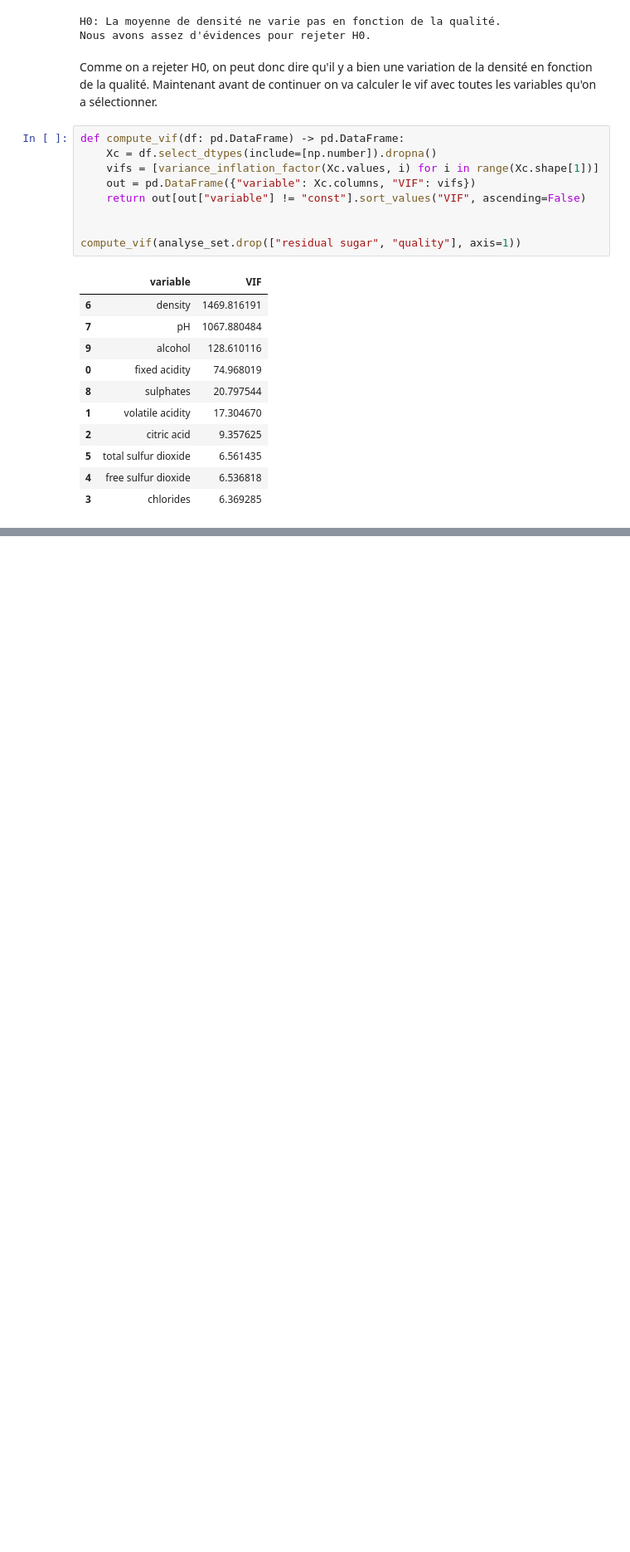
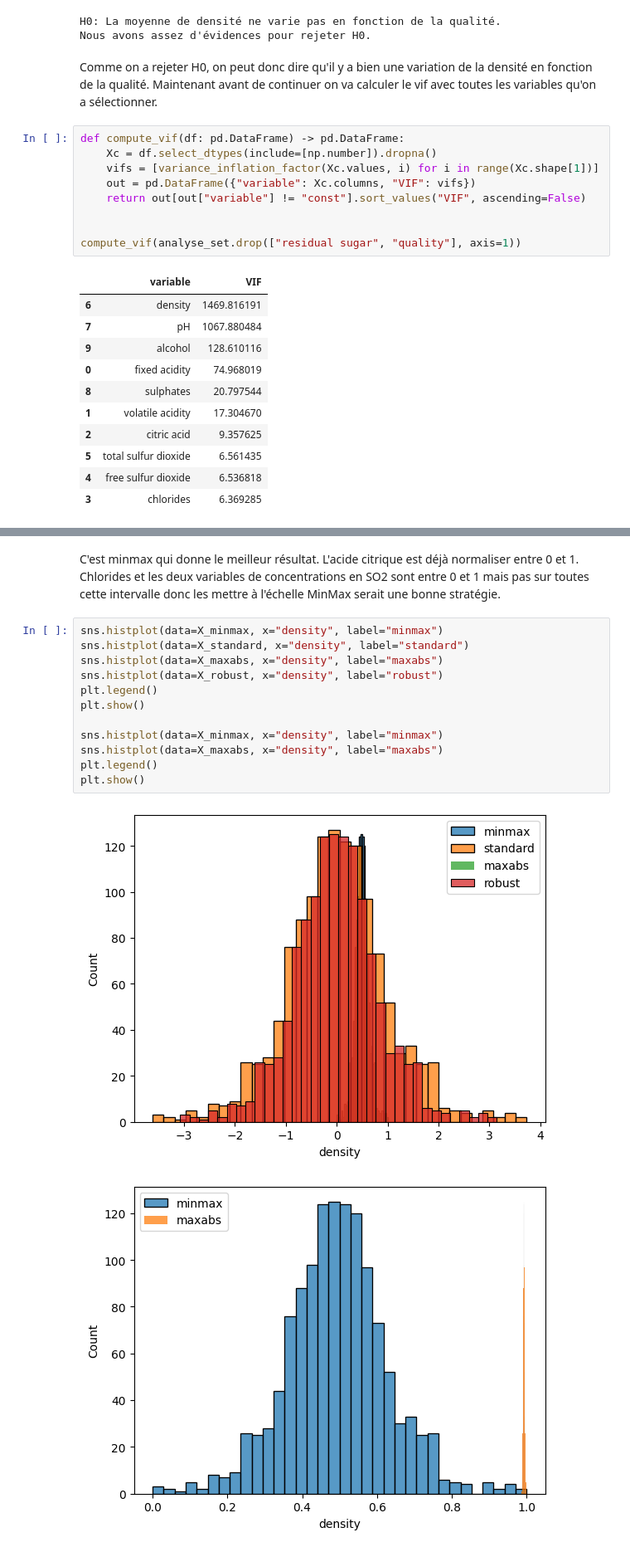
Before and after one commit to fmazur57u/WineQualityPrediction, a Jupyter notebook: winePrediction.ipynb, the cells around one changed output, grey strips where cells are left out. Shown at 83% size. Saved outputs shown, nothing was run; the diff lists cells and outputs as text; blank space fills up the shorter version.

```diff
--- a/winePrediction.ipynb
+++ b/winePrediction.ipynb
@@ -710,0 +772,17 @@ On a une explosion du vif pour la variable densité et le pH. Il faudrat donc ut
+# %% [markdown]
+C'est minmax qui donne le meilleur résultat. L'acide citrique est déjà normaliser entre 0 et 1. Chlorides et les deux variables de concentrations en SO2 sont entre 0 et 1 mais pas sur toutes cette intervalle donc les mettre à l'échelle MinMax serait une bonne stratégie.
+# %%
+sns.histplot(data=X_minmax, x="density", label="minmax")
+sns.histplot(data=X_standard, x="density", label="standard")
+sns.histplot(data=X_maxabs, x="density", label="maxabs")
+sns.histplot(data=X_robust, x="density", label="robust")
+plt.legend()
+plt.show()
+
+sns.histplot(data=X_minmax, x="density", label="minmax")
+sns.histplot(data=X_maxabs, x="density", label="maxabs")
+plt.legend()
+plt.show()
+# %% [output]
+[figure, added]
+[figure, added]
```
Also changed, not shown: parts of 23 cells of this notebook.
